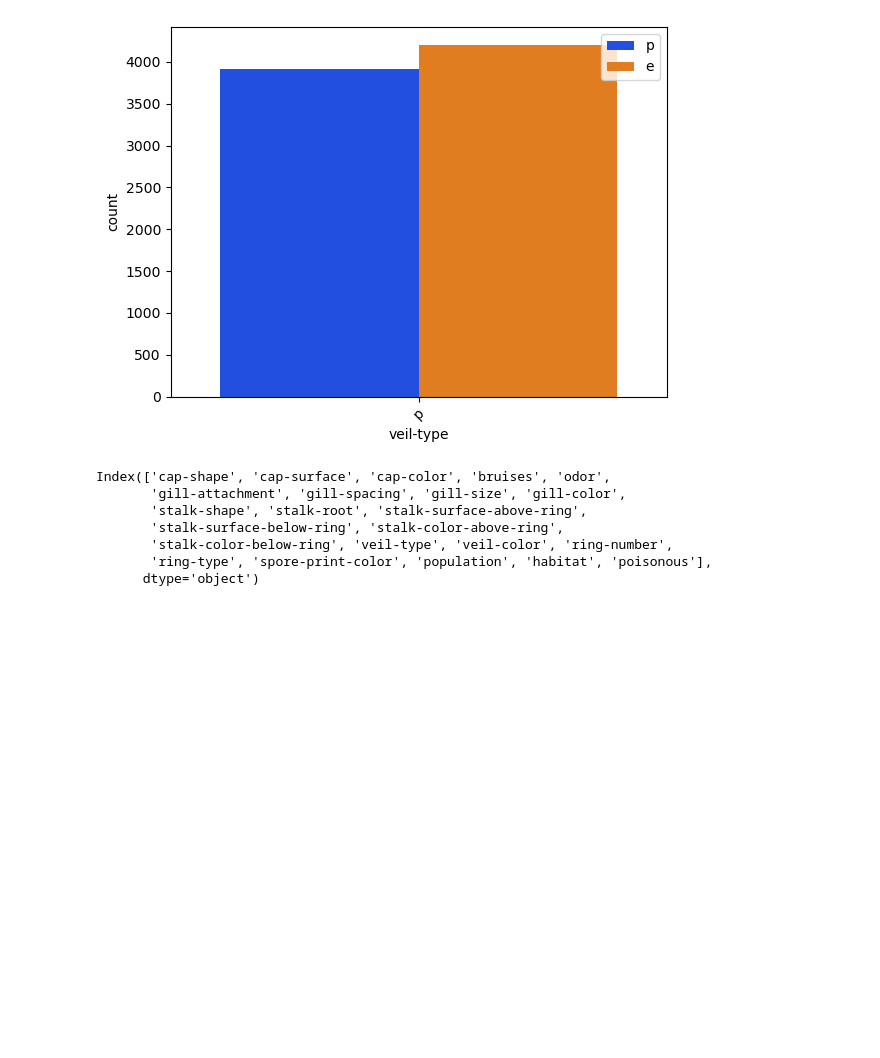
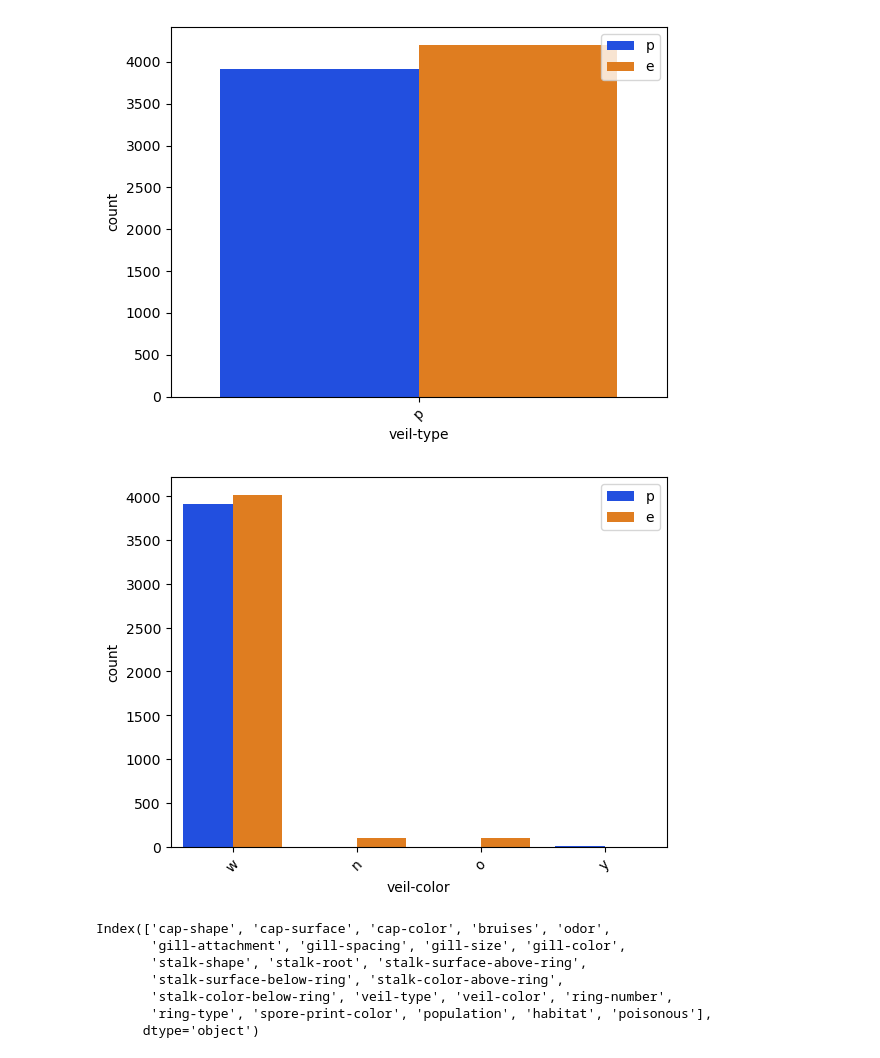
Before and after one commit to dev-ezzy/Big-Data, a Jupyter notebook: index.ipynb, the cells around one changed output. Cells and saved outputs as stored; diff of their text form; code cells hidden in the pictures; blank space fills up the shorter version.

```diff
--- a/index.ipynb
+++ b/index.ipynb
@@ -524,6 +524,10 @@ multivariate_xcountplot("stalk-color-below-ring", concat)
 multivariate_xcountplot("veil-type", concat)
 # %% [output]
 [figure]
+# %%
+multivariate_xcountplot("veil-color", concat)
+# %% [output]
+[figure, added]
 # %%
 concat.columns
 # %% [output]
```
